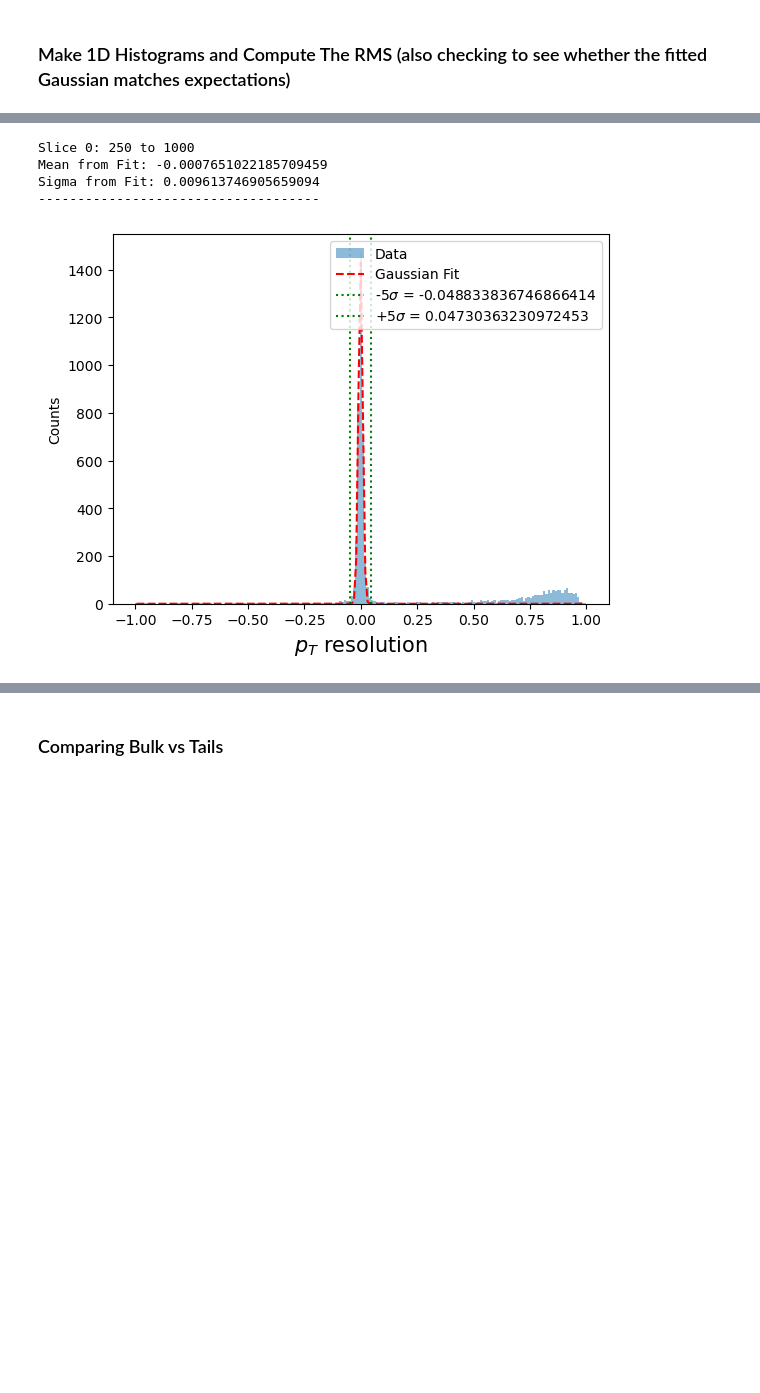
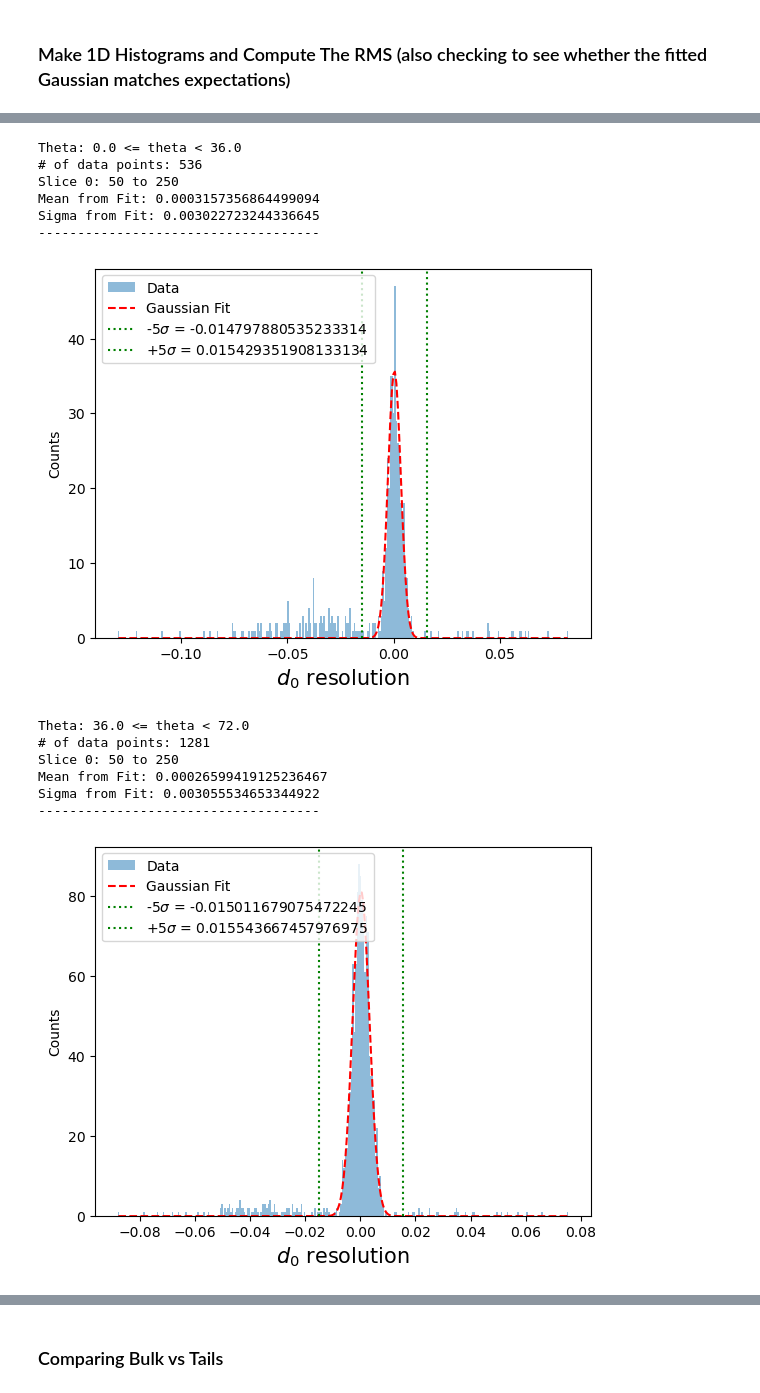
Before and after one commit to kdp-lab/maia_detector_paper, a Jupyter notebook: json_analysis.ipynb, the cells around one changed output, grey strips where cells are left out. Drawn from its saved outputs; the diff is of its cells as text; code cells hidden in the pictures; blank space fills up the shorter version.

Commit message:
Fixed some rms_slice stuff; pt_res doesn't get a Gaussian fit for every theta bin

```diff
--- a/json_analysis.ipynb
+++ b/json_analysis.ipynb
@@ -506,17 +523,40 @@ plotrms_multi(theta_all_masked,pt_all_masked, bins = 10, labels = ['pT = 0-50 Ge
 # %%
-d0_bins = np.linspace(-0.1, 0.1, 300)
-pT_bins = np.linspace(-1, 1, 200)
+d0_bins = 300#np.linspace(-0.1, 0.1, 300) # Seems to work fine using either linspace or just a number
+pt_bins = np.linspace(-10, 10, 100) # Unless there is a very hard cut on the pt_res (< ~1), use linspace between -1,1, but even then not great in endcaps
 eta_bins = np.linspace(-2.7, 2.7, 100)
 chi2ndf_bins = np.linspace(0, 2, 100)
 nhits_bins = np.linspace(0, 20, 100)
-x_bins = np.array([250,1000])
+x_bins_50_250 = np.array([50,250])
+x_bins_250_1000 = np.array([250,1000])
 d0_title = r'$d_0$ resolution'
-pT_title = r'$p_T$ resolution'
-sigma,mean = plotrms_slice(pt_250_1000['pt_match'], pt_250_1000['pt_res'], x_bins = x_bins, bins=pT_bins, title=pT_title, rv = True, sigma5 = True)
-#sigma,mean = plotrms_slice(pt_250_1000['pt_match'], pt_250_1000['d0_res_match'], x_bins = x_bins, bins=d0_bins, title=d0_title, rv = True, sigma5 = True)
+pt_title = r'$\Delta p_T$'
+theta_bins = 5
+which_pt = pt_50_250 # 0-50, 50-250, 250-1000
+which_theta = theta_50_250 # THIS HAS TO BE THE SAME AS which_pt!!!!
+for i in range(theta_bins):
+    print(r'Theta:', (180/theta_bins)*i, r'<= theta <', (180/theta_bins)*(i+1))
+    theta_bin = ((180/theta_bins)*i <= which_theta) & (which_theta < (180/theta_bins)*(i+1)) & [np.abs(pt_resolution[0]) < 1 for pt_resolution in which_pt['pt_res']]
+    # print(which_pt['pt_res'][theta_cut])
+    count = 0
+    for x in theta_bin:
+        if x[0] == True:
+            count +=1
+    print("# of data points:", count)
+    #plotrms_slice(which_pt['pt_match'][theta_bin], (which_pt['pt_res']*which_pt['pt_match'])[theta_bin], x_bins = x_bins_50_250, bins=pt_bins, title=pt_title, rv = False, sigma5 = False)
+    plotrms_slice(which_pt['pt_match'][theta_bin], which_pt['d0_res_match'][theta_bin], x_bins = x_bins_50_250, bins=d0_bins, title=d0_title, rv = False, sigma5 = True)
+# sigma,mean = plotrms_slice(which_pt['pt_match'], which_pt['pt_res'], x_bins = x_bins_50_250, bins=pT_bins, title=pt_title, rv = True, sigma5 = True)
 # %% [output]
-Slice 0: 250 to 1000
-Mean from Fit: -0.0007651022185709459
-Sigma from Fit: 0.009613746905659094
+Theta: 0.0 <= theta < 36.0
+# of data points: 536
+Slice 0: 50 to 250
+Mean from Fit: 0.0003157356864499094
+Sigma from Fit: 0.003022723244336645
 ------------------------------------
-[figure, old version]
+[figure, new version]
+Theta: 36.0 <= theta < 72.0
+# of data points: 1281
+Slice 0: 50 to 250
+Mean from Fit: 0.00026599419125236467
+Sigma from Fit: 0.003055534653344922
+------------------------------------
+[figure, added]
```
Also changed, not shown: parts of 13 cells of this notebook.
